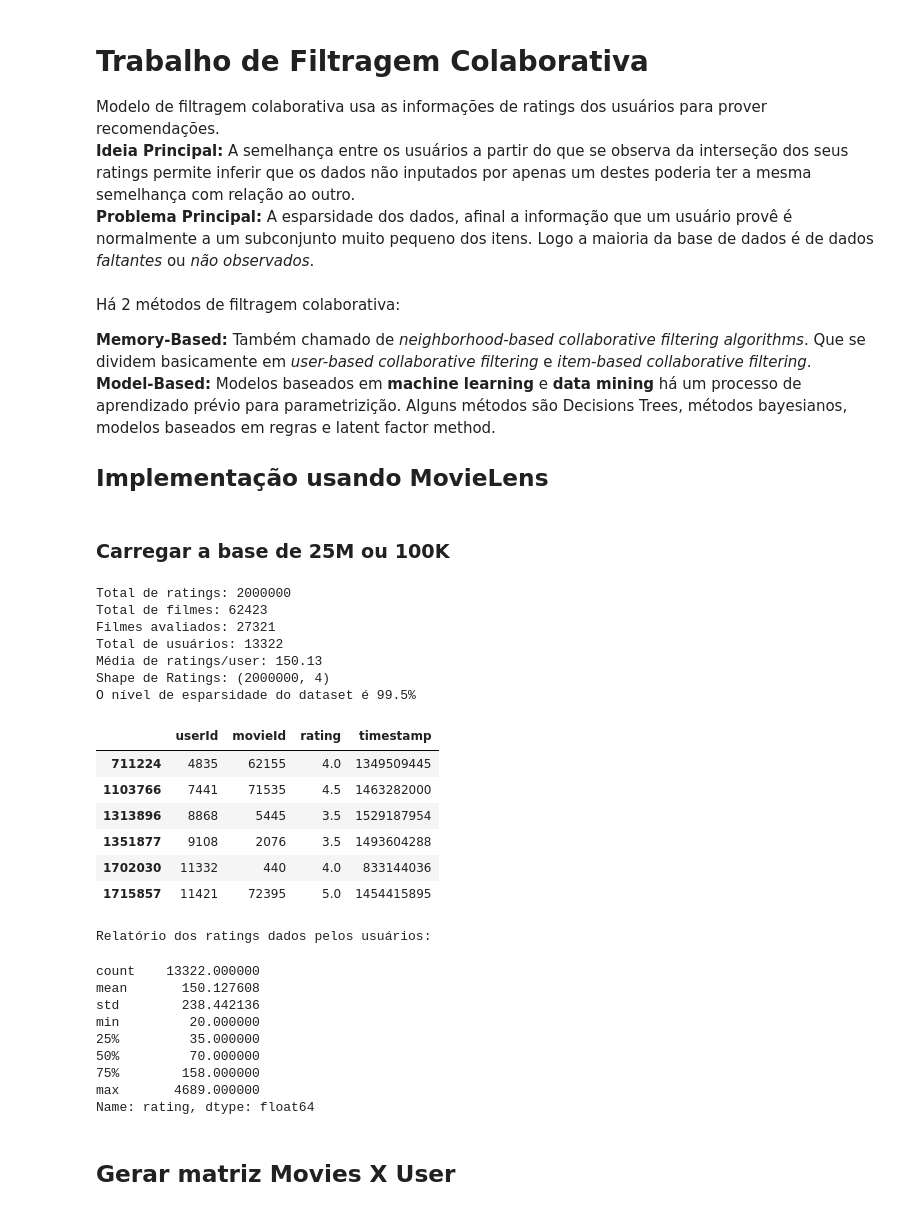
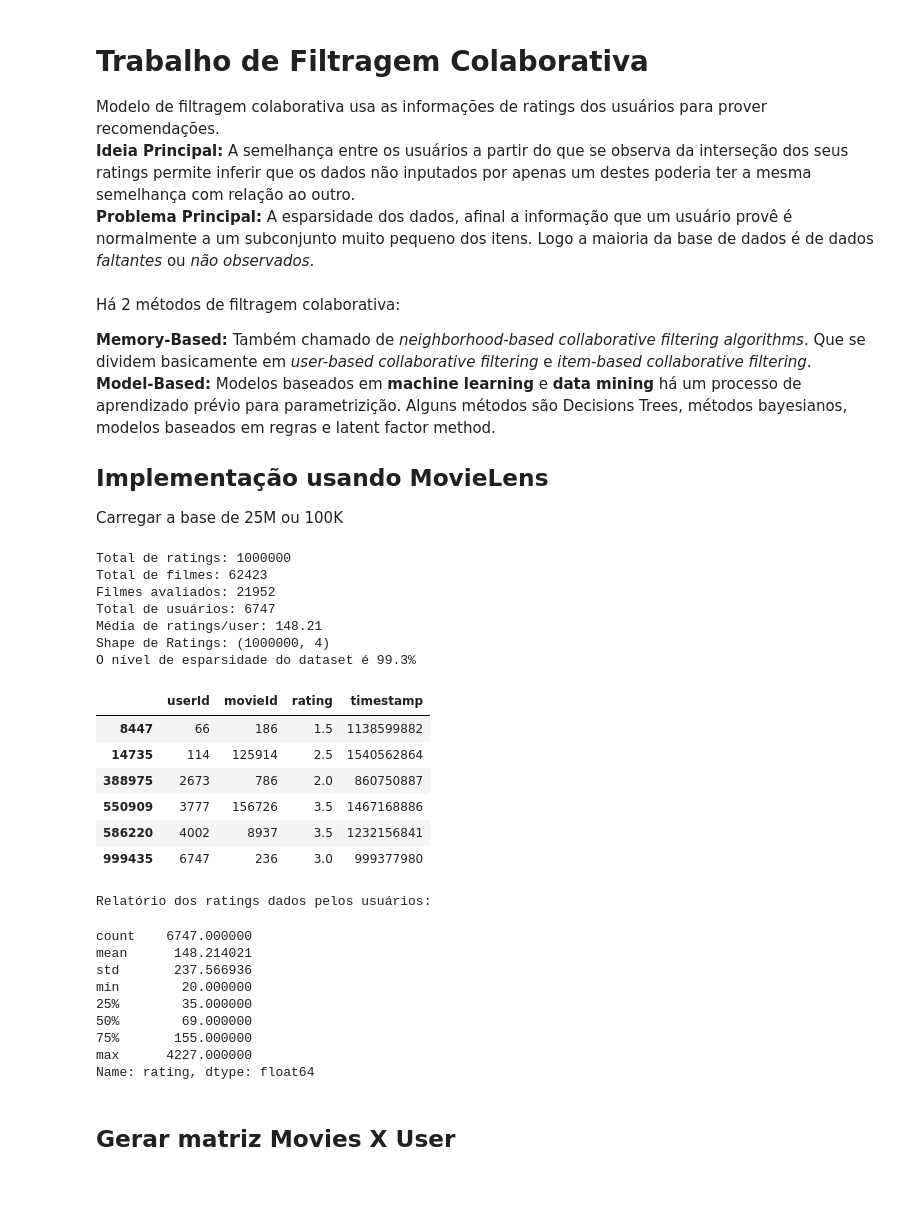
Before and after one commit to xnes/recsys, a Jupyter notebook: rec_sys_apresentacao.ipynb, the cells around one changed output. Drawn from its saved outputs; the diff is of its cells as text; code cells hidden in the pictures.

```diff
--- a/rec_sys_apresentacao.ipynb
+++ b/rec_sys_apresentacao.ipynb
@@ -11,12 +11,25 @@ Há 2 métodos de filtragem colaborativa: <br>
 **Model-Based:** Modelos baseados em **machine learning** e **data mining** há um processo de aprendizado prévio para parametrizição. Alguns métodos são Decisions Trees, métodos bayesianos, modelos baseados em regras e latent factor method. <br>
 
 ## Implementação usando MovieLens
+Carregar a base de 25M ou 100K
 # %%
 import pandas as pd         #DataFrames e operações associadas
 import numpy as np
 from sklearn.metrics.pairwise import cosine_similarity          #Similaridade
 import math
 import sklearn.metrics
+
+small = False  #usar a base de ratings reduzida ou não
+ratings = pd.DataFrame()
+movies = pd.DataFrame()
+
+if (small):
+    ratings = pd.read_csv('ratings_small.csv')
+    movies = pd.read_csv('movies_small.csv').set_index("movieId")
+else:
+    ratings = pd.read_csv('ratings.csv')[:1000000] #ler as primeiras 2.000.000 linhas da base completa
+    movies = pd.read_csv('movies.csv')
+    movies = movies.set_index('movieId')
 
 #### Funções para auxiliar
 def listar_filmes_ja_vistos(usuario, matriz_filmes_X_usuarios):
@@ -28,6 +41,12 @@ def listar_filmes_ja_vistos(usuario, matriz_filmes_X_usuarios):
         filmes_usuario = matriz_filmes_X_usuarios.loc[usuario]
     return filmes_usuario[filmes_usuario!=0].index.to_list()
 
+def listar_filmes_avaliados(usuario_):
+    if(type(usuario_)==list):
+        return sorted(ratings[ratings['userId'].isin(usuario_)]['movieId'].unique().tolist())
+    else:
+        return ratings[ratings['userId']==usuario_]['movieId'].values.tolist()
+
 def listar_filmes_nao_vistos(usuario, matriz_filmes_X_usuarios):
     if(type(usuario)==list):
         filmes_usuario = matriz_filmes_X_usuarios.loc[usuario].sum(axis = 0)
@@ -38,63 +57,49 @@ def listar_filmes_nao_vistos(usuario, matriz_filmes_X_usuarios):
 def eliminar_colunas_zeradas(matriz):
     return matriz.loc[:, (matriz != 0).any(axis=0)] #elimina todas as colunas cujos todos os valores são 0
 
-def listar_nomes_filmes(indices, movies):
+def listar_nomes_filmes(indices):
     return movies.loc[indices]['title'].values.tolist()
-# %% [markdown]
-### Carregar a base de 25M ou 100K
 # %%
-small = False  #usar a base de ratings reduzida ou não
-ratings = pd.DataFrame()
-movies = pd.DataFrame()
-
-if (small):
-    ratings = pd.read_csv('ratings_small.csv')
-    movies = pd.read_csv('movies_small.csv').set_index("movieId")
-else:
-    ratings = pd.read_csv('ratings.csv')[:2000000] #ler as primeiras 2.000.000 linhas da base completa
-    movies = pd.read_csv('movies.csv')
-    movies = movies.set_index('movieId')
-
 n_ratings = len(ratings)
 n_users = len(ratings['userId'].unique())
 n_movies_avaliados = len(ratings['movieId'].unique())
 print(f"Total de ratings: {n_ratings}")
 print(f"Total de filmes: {len(movies)}")
 print(f"Filmes avaliados: {n_movies_avaliados}")
 print(f"Total de usuários: {n_users}")
 print(f"Média de ratings/user: {round(n_ratings/n_users, 2)}")
 print(f"Shape de Ratings: {ratings.shape}")
 esparsidade = round(1.0 -n_ratings/float(n_users * n_movies_avaliados),3)
 print(f"O nível de esparsidade do dataset é {esparsidade * 100}%")
 ratings.sample(6).sort_index()
 # %% [output]
-Total de ratings: 2000000
+Total de ratings: 1000000
 Total de filmes: 62423
-Filmes avaliados: 27321
-Total de usuários: 13322
-Média de ratings/user: 150.13
-Shape de Ratings: (2000000, 4)
-O nível de esparsidade do dataset é 99.5%
+Filmes avaliados: 21952
+Total de usuários: 6747
+Média de ratings/user: 148.21
+Shape de Ratings: (1000000, 4)
+O nível de esparsidade do dataset é 99.3%
 |  | userId | movieId | rating | timestamp |
-| 711224 | 4835 | 62155 | 4.0 | 1349509445 |
-| 1103766 | 7441 | 71535 | 4.5 | 1463282000 |
-| 1313896 | 8868 | 5445 | 3.5 | 1529187954 |
-| 1351877 | 9108 | 2076 | 3.5 | 1493604288 |
-| 1702030 | 11332 | 440 | 4.0 | 833144036 |
-| 1715857 | 11421 | 72395 | 5.0 | 1454415895 |
+| 8447 | 66 | 186 | 1.5 | 1138599882 |
+| 14735 | 114 | 125914 | 2.5 | 1540562864 |
+| 388975 | 2673 | 786 | 2.0 | 860750887 |
+| 550909 | 3777 | 156726 | 3.5 | 1467168886 |
+| 586220 | 4002 | 8937 | 3.5 | 1232156841 |
+| 999435 | 6747 | 236 | 3.0 | 999377980 |
 # %%
 print("Relatório dos ratings dados pelos usuários:")
 ratings.groupby('userId')['rating'].count().describe()
 # %% [output]
 Relatório dos ratings dados pelos usuários:
-count    13322.000000
-mean       150.127608
-std        238.442136
-min         20.000000
-25%         35.000000
-50%         70.000000
-75%        158.000000
-max       4689.000000
+count    6747.000000
+mean      148.214021
+std       237.566936
+min        20.000000
+25%        35.000000
+50%        69.000000
+75%       155.000000
+max      4227.000000
 Name: rating, dtype: float64
 # %% [markdown]
 ## Gerar matriz Movies X User
```
Also changed, not shown: parts of 15 cells of this notebook.
